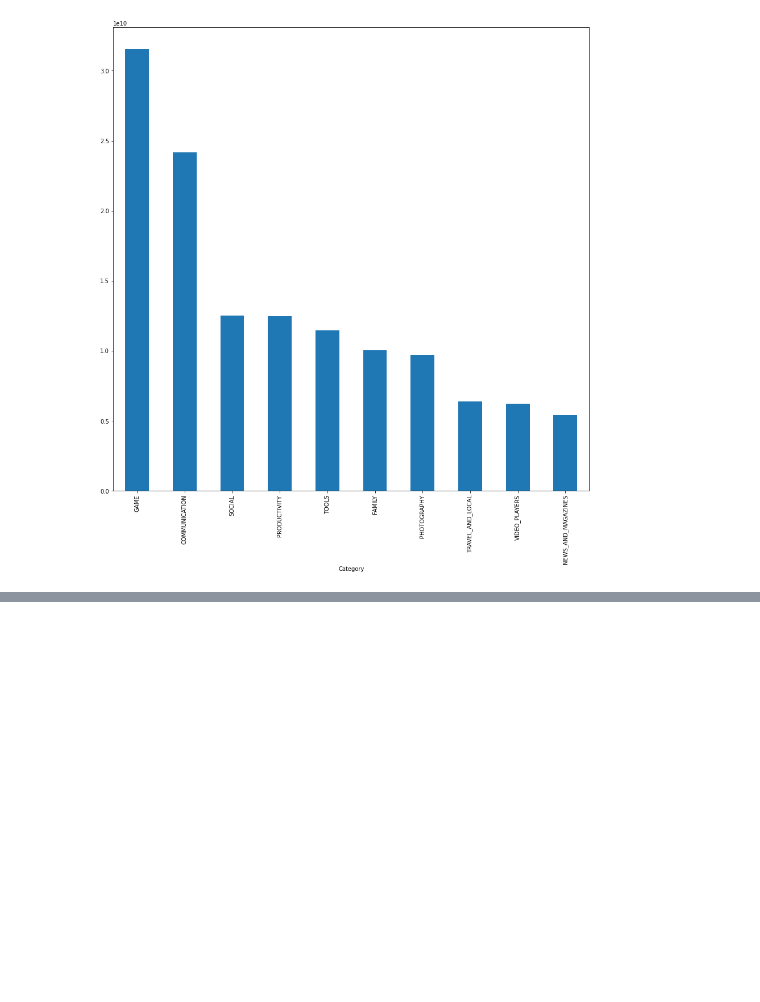
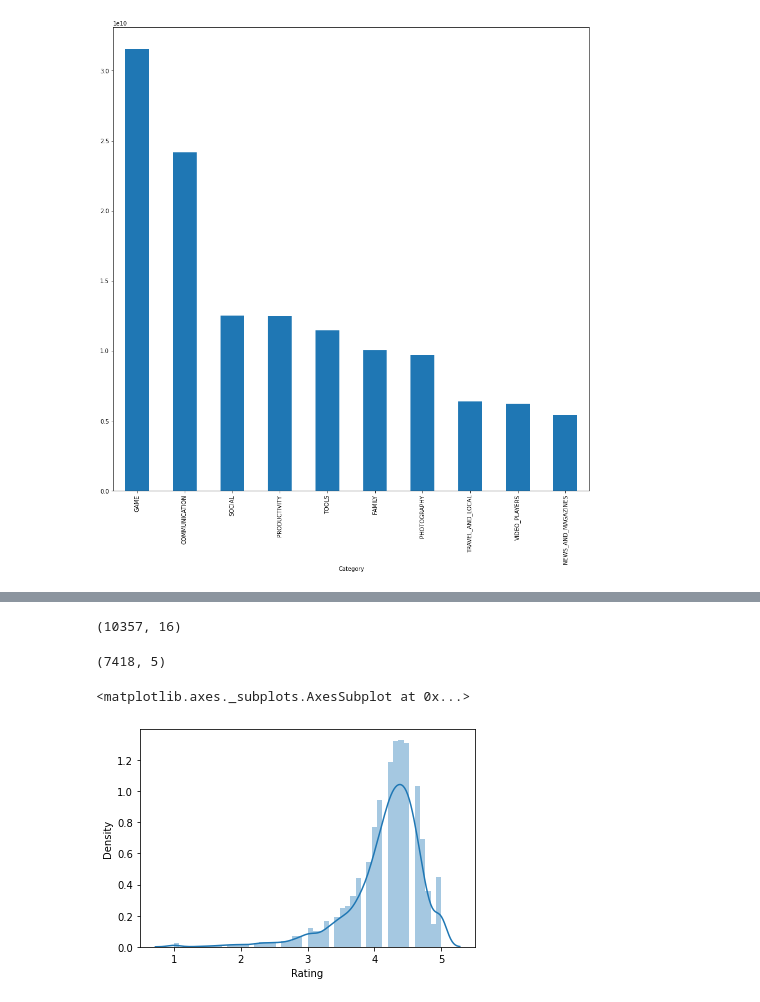
Before and after one commit to prasath9944/EDA, a Jupyter notebook: PlayStoreEDA_FE.ipynb, the cells around one changed output, grey strips where cells are left out. Cells and saved outputs as stored; diff of their text form; code cells hidden in the pictures; blank space fills up the shorter version.

```diff
--- a/PlayStoreEDA_FE.ipynb
+++ b/PlayStoreEDA_FE.ipynb
@@ -952,0 +1061,2 @@ df.groupby('Category')['Installs'].sum().nlargest(10).plot(kind='bar',figsize=(1
+# %%
+cols=[var for var in df.columns if df[var].isna().mean()*100]
@@ -952,0 +1076,15 @@ df.groupby('Category')['Installs'].sum().nlargest(10).plot(kind='bar',figsize=(1
+# %%
+drop_df=df[cols].dropna()
+# %%
+df.shape
+# %% [output]
+(10357, 16)
+# %%
+drop_df.shape
+# %% [output]
+(7418, 5)
+# %%
+sns.distplot(drop_df['Rating'])
+# %% [output]
+<matplotlib.axes._subplots.AxesSubplot at 0x...>
+[figure, added]
```
Also changed, not shown: parts of 35 cells of this notebook.
